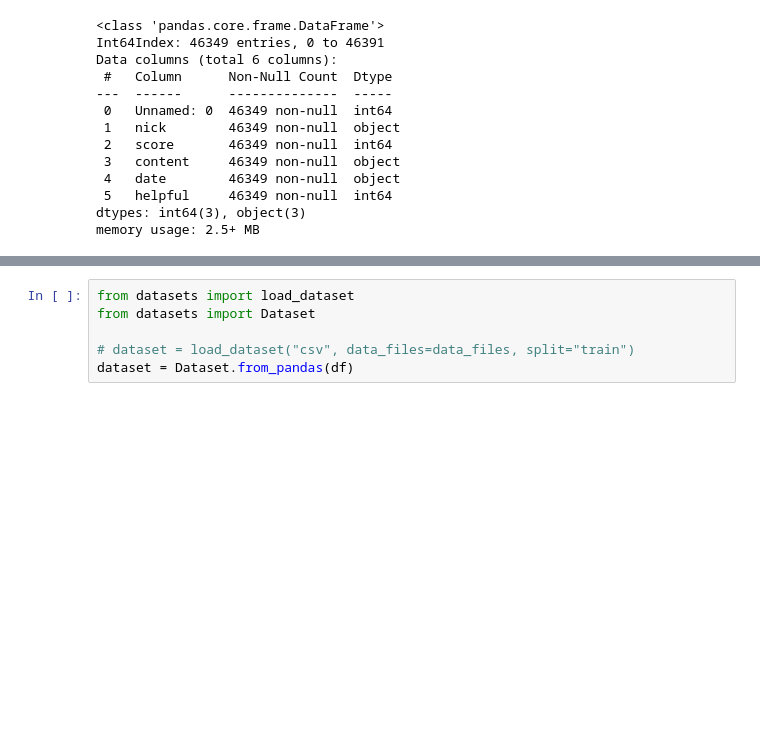
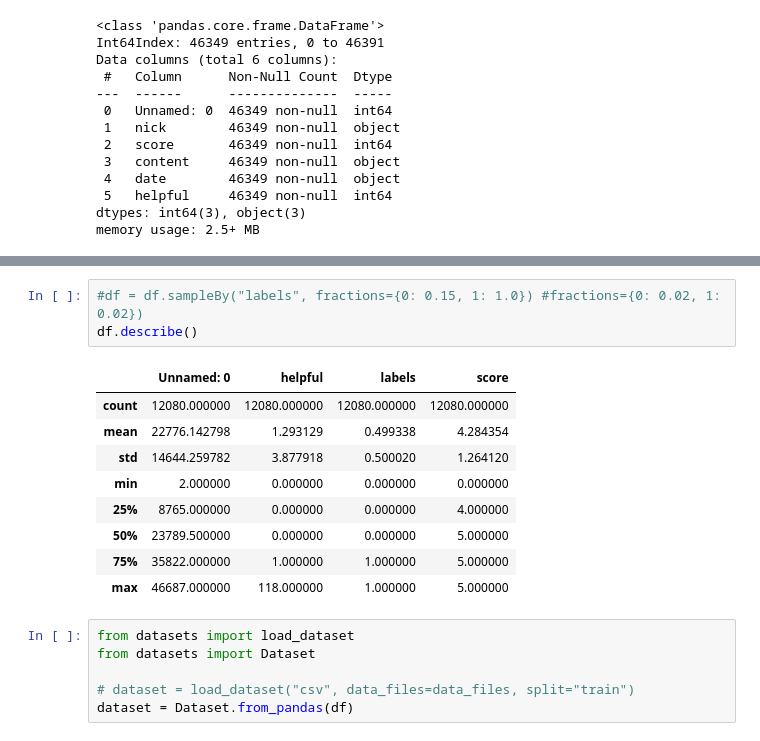
Before and after one commit to dalgual/aidatasci, a Jupyter notebook: opentable_sentiment_helpful.ipynb, the cells around one changed output, grey strips where cells are left out. Drawn from its saved outputs; the diff is of its cells as text; blank space fills up the shorter version.

```diff
--- a/opentable_sentiment_helpful.ipynb
+++ b/opentable_sentiment_helpful.ipynb
@@ -194,3 +227,16 @@ df1
+# %%
+#df = df.sampleBy("labels", fractions={0: 0.15, 1: 1.0}) #fractions={0: 0.02, 1: 0.02})
+df.describe()
+# %% [output]
+|  | Unnamed: 0 | helpful | labels | score |
+| count | 12080.000000 | 12080.000000 | 12080.000000 | 12080.000000 |
+| mean | 22776.142798 | 1.293129 | 0.499338 | 4.284354 |
+| std | 14644.259782 | 3.877918 | 0.500020 | 1.264120 |
+| min | 2.000000 | 0.000000 | 0.000000 | 0.000000 |
+| 25% | 8765.000000 | 0.000000 | 0.000000 | 4.000000 |
+| 50% | 23789.500000 | 0.000000 | 0.000000 | 5.000000 |
+| 75% | 35822.000000 | 1.000000 | 1.000000 | 5.000000 |
+| max | 46687.000000 | 118.000000 | 1.000000 | 5.000000 |
 # %%
 from datasets import load_dataset
 from datasets import Dataset
```
Also changed, not shown: parts of 30 cells of this notebook.
